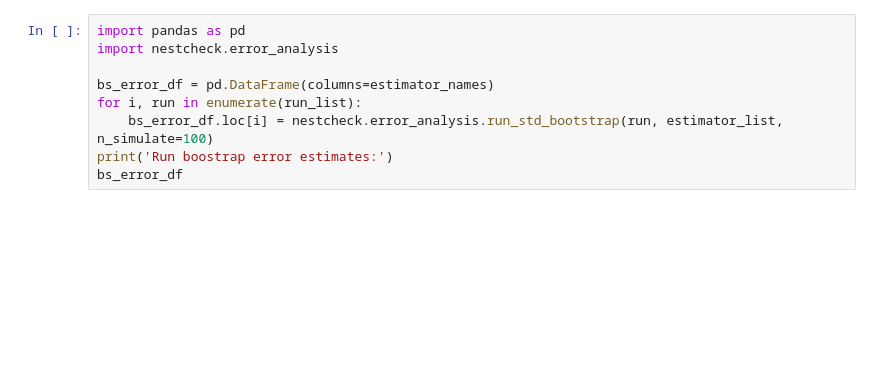
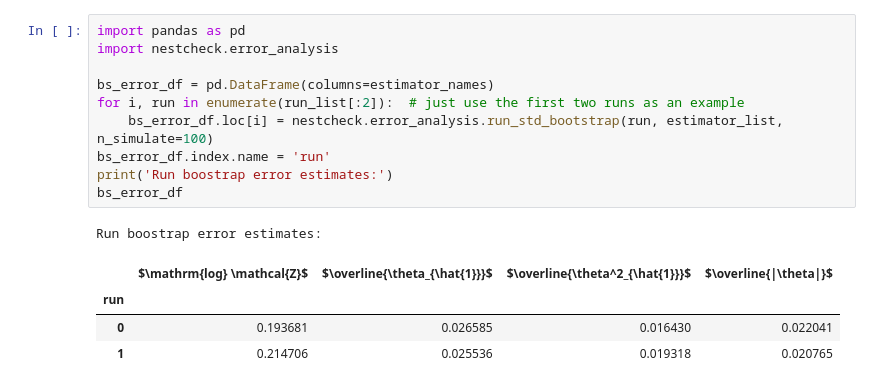
Before and after one commit to ejhigson/nestcheck, a Jupyter notebook: docs/demos/quickstart_demo.ipynb, the cells around one changed output. Cells and saved outputs as stored; diff of their text form; blank space fills up the shorter version.

```diff
--- a/docs/demos/quickstart_demo.ipynb
+++ b/docs/demos/quickstart_demo.ipynb
@@ -59,12 +95,19 @@ We can estimate the sampling error on nested sampling calculations using the boo
 # %%
 import pandas as pd
 import nestcheck.error_analysis
 
 bs_error_df = pd.DataFrame(columns=estimator_names)
-for i, run in enumerate(run_list):
+for i, run in enumerate(run_list[:2]):  # just use the first two runs as an example
     bs_error_df.loc[i] = nestcheck.error_analysis.run_std_bootstrap(run, estimator_list, n_simulate=100)
+bs_error_df.index.name = 'run'
 print('Run boostrap error estimates:')
 bs_error_df
+# %% [output]
+Run boostrap error estimates:
+|  | $\mathrm{log} \mathcal{Z}$ | $\overline{\theta_{\hat{1}}}$ | $\overline{\theta^2_{\hat{1}}}$ | $\overline{|\theta|}$ |
+| run |  |  |  |  |
+| 0 | 0.193681 | 0.026585 | 0.016430 | 0.022041 |
+| 1 | 0.214706 | 0.025536 | 0.019318 | 0.020765 |
 # %% [markdown]
 ## Diagrams of uncertainties on posterior distributions using bootstrap resamples
 
```
Also changed, not shown: parts of 26 cells of this notebook, 2 other files.
